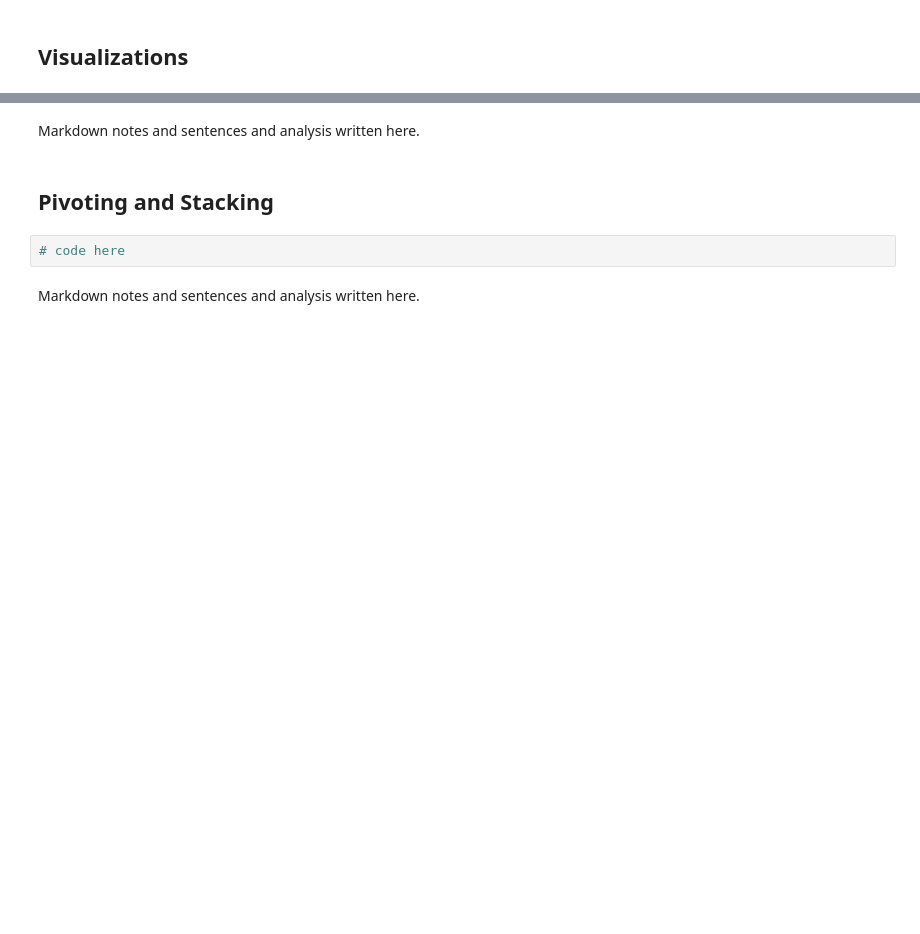
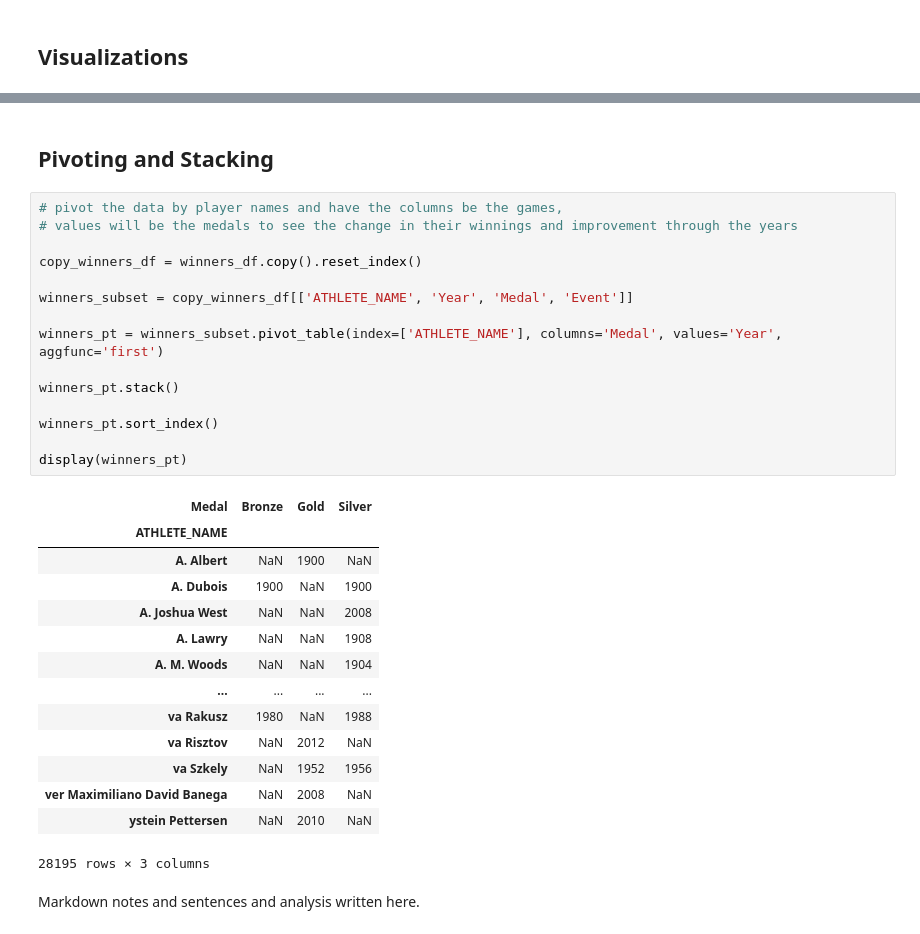
Before and after one commit to srushti-vai/Olympics-Data-Analysis, a Jupyter notebook: Olympics Data Analysis.ipynb, the cells around one changed output, grey strips where cells are left out. Drawn from its saved outputs; the diff is of its cells as text; blank space fills up the shorter version.

```diff
--- a/Olympics Data Analysis.ipynb
+++ b/Olympics Data Analysis.ipynb
@@ -166,8 +226,34 @@ Markdown notes and sentences and analysis written here.
+# %% [markdown]
+## Pivoting and Stacking
+# %%
+# pivot the data by player names and have the columns be the games,
+# values will be the medals to see the change in their winnings and improvement through the years
+
+copy_winners_df = winners_df.copy().reset_index()
+
+winners_subset = copy_winners_df[['ATHLETE_NAME', 'Year', 'Medal', 'Event']]
+
+winners_pt = winners_subset.pivot_table(index=['ATHLETE_NAME'], columns='Medal', values='Year', aggfunc='first')
+
+winners_pt.stack()
+
+winners_pt.sort_index()
+
+display(winners_pt)
+# %% [output]
+| Medal | Bronze | Gold | Silver |
+| ATHLETE_NAME |  |  |  |
+| A. Albert | NaN | 1900 | NaN |
+| A. Dubois | 1900 | NaN | 1900 |
+| A. Joshua West | NaN | NaN | 2008 |
+| A. Lawry | NaN | NaN | 1908 |
+| A. M. Woods | NaN | NaN | 1904 |
+| ... | ... | ... | ... |
+| va Rakusz | 1980 | NaN | 1988 |
+| va Risztov | NaN | 2012 | NaN |
+| va Szkely | NaN | 1952 | 1956 |
+| ver Maximiliano David Banega | NaN | 2008 | NaN |
+| ystein Pettersen | NaN | 2010 | NaN |
+28195 rows × 3 columns
 # %% [markdown]
 Markdown notes and sentences and analysis written here.
-# %% [markdown]
-## Pivoting and Stacking
-# %%
-# code here
-# %% [markdown]
-Markdown notes and sentences and analysis written here.
```
Also changed, not shown: parts of 6 cells of this notebook, 1 other file.
